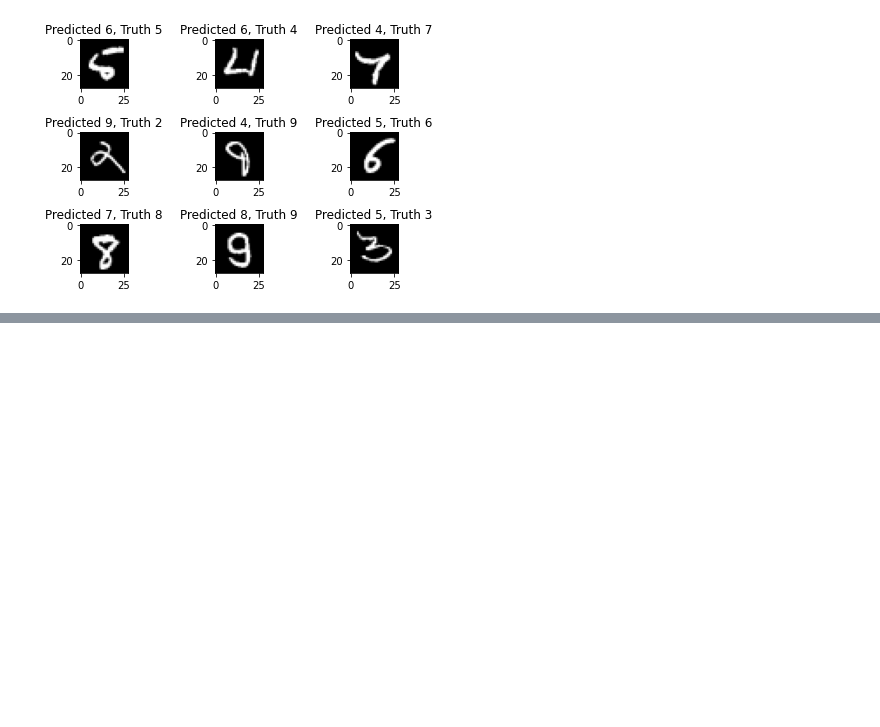
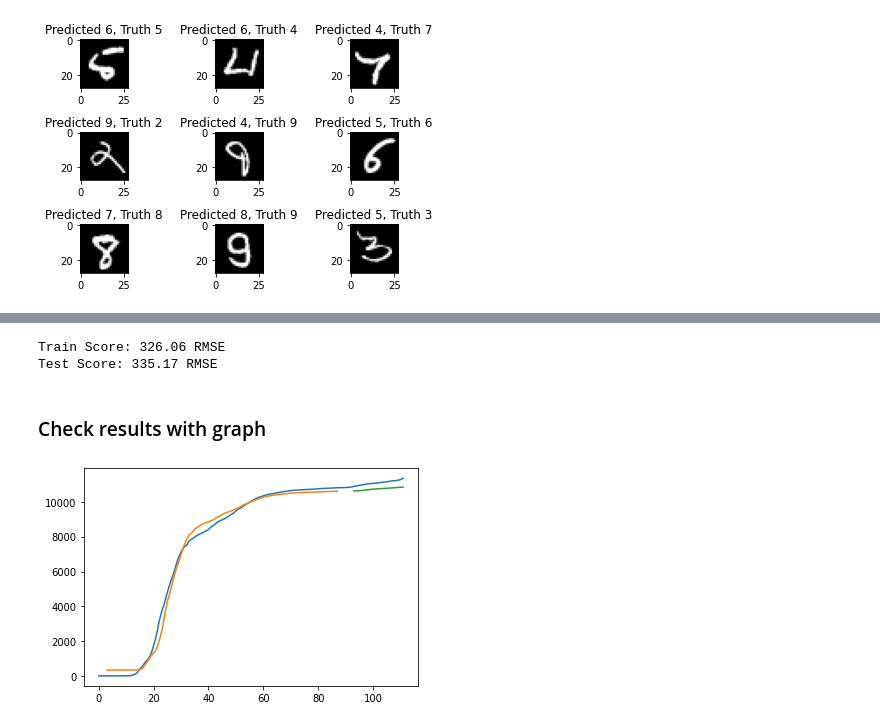
Before and after one commit to hyeonniii/NLP, a Jupyter notebook: 0812교육_1.ipynb, the cells around one changed output, grey strips where cells are left out. Cells and saved outputs as stored; diff of their text form; code cells hidden in the pictures; blank space fills up the shorter version.

```diff
--- a/0812교육_1.ipynb
+++ b/0812교육_1.ipynb
@@ -187,0 +269,6 @@ for i in range(9):
+# %%
+X_train = np.reshape(x_train, (x_train.shape[0], 1, x_train.shape[1]))
+X_test = np.reshape(x_test, (x_test.shape[0], 1, x_test.shape[1]))
+
+print(X_train.shape)
+print(X_test.shape)
@@ -187,0 +280,6 @@ for i in range(9):
+# %%
+model = Sequential()
+model.add(SimpleRNN(3, input_shape=(1, look_back))) # 3개의 뉴런
+model.add(Dense(1, activation="linear")) # 1단위의 확진자 수 예측
+model.compile(loss='mse', optimizer='sgd') # 손실함수 및 오차를 줄이기 위한 방법 (adam 또는 확률적경사하강법(SGD))
+model.summary()
@@ -187,0 +302,3 @@ for i in range(9):
+# %%
+# 훈련데이터에 학습 (batch_size -한번에 훈련시킬 노드 수, epochs -총반복횟수, verbose -epochs별 표시여부)
+model.fit(X_train, y_train, epochs=100, batch_size=1, verbose=1)
@@ -187,0 +324,33 @@ for i in range(9):
+# %%
+# 모델 예측
+trainPredict = model.predict(X_train)
+testPredict = model.predict(X_test)
+
+# 정규화 이전의 값으로 변환 (inverse_transform)
+TrainPredict = scaler.inverse_transform(trainPredict)
+Y_train = scaler.inverse_transform([y_train])
+TestPredict = scaler.inverse_transform(testPredict)
+Y_test = scaler.inverse_transform([y_test])
+# %%
+trainScore = math.sqrt(mean_squared_error(Y_train[0], TrainPredict[:,0]))
+print('Train Score: %.2f RMSE' % (trainScore))
+testScore = math.sqrt(mean_squared_error(Y_test[0], TestPredict[:,0]))
+print('Test Score: %.2f RMSE' % (testScore))
+# %% [output]
+Train Score: 326.06 RMSE
+Test Score: 335.17 RMSE
+# %% [markdown]
+### Check results with graph
+# %%
+trainPredictPlot = np.empty_like(dataset)
+trainPredictPlot[:, :] = np.nan
+trainPredictPlot[look_back:len(TrainPredict)+look_back, :] = TrainPredict
+testPredictPlot = np.empty_like(dataset)
+testPredictPlot[:, :] = np.nan
+testPredictPlot[len(TrainPredict)+(look_back+1)*2:len(dataset), :] = TestPredict
+plt.plot(dataset)
+plt.plot(trainPredictPlot)
+plt.plot(testPredictPlot)
+plt.show()
+# %% [output]
+[figure, added]
```
Also changed, not shown: parts of 15 cells of this notebook.
